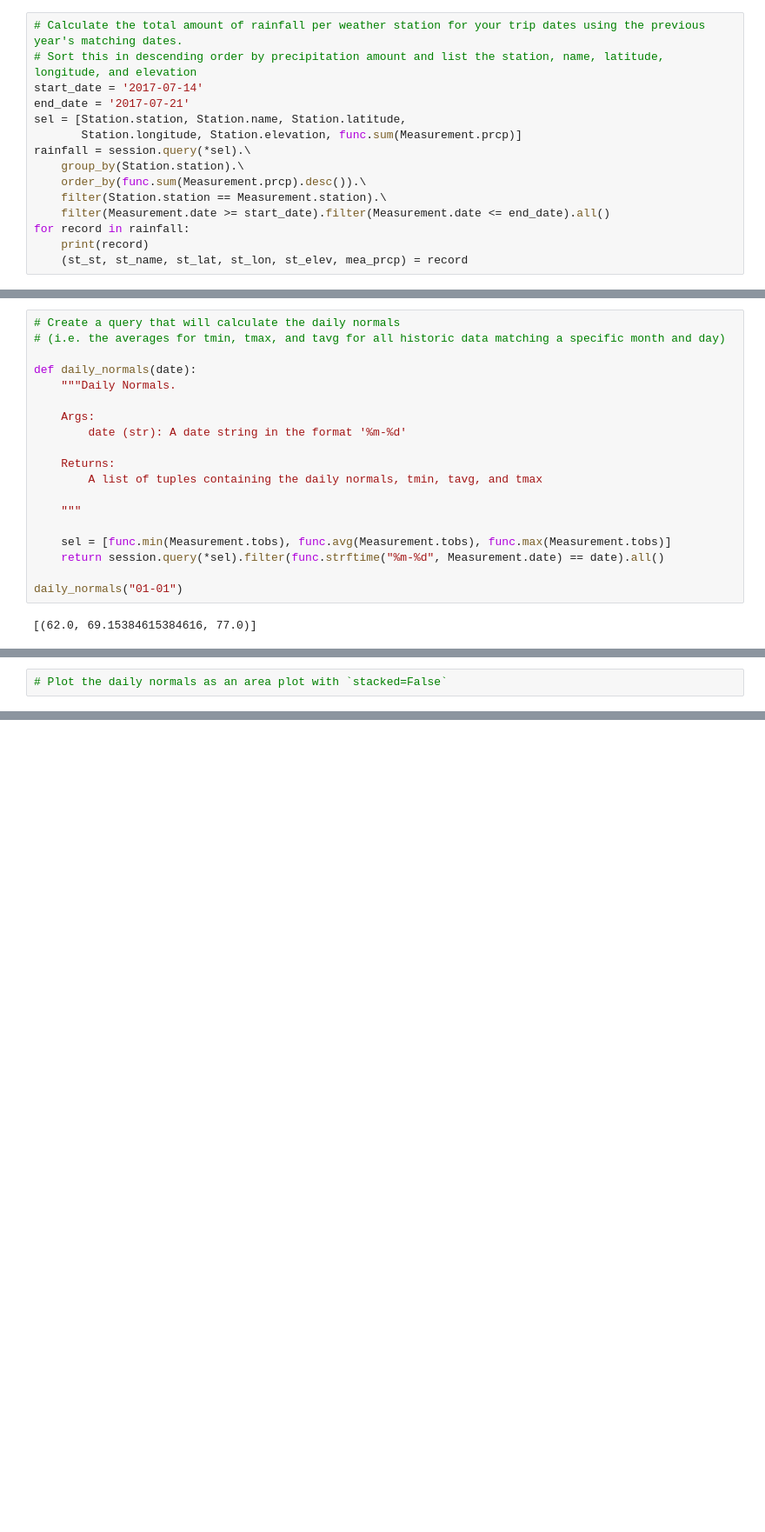
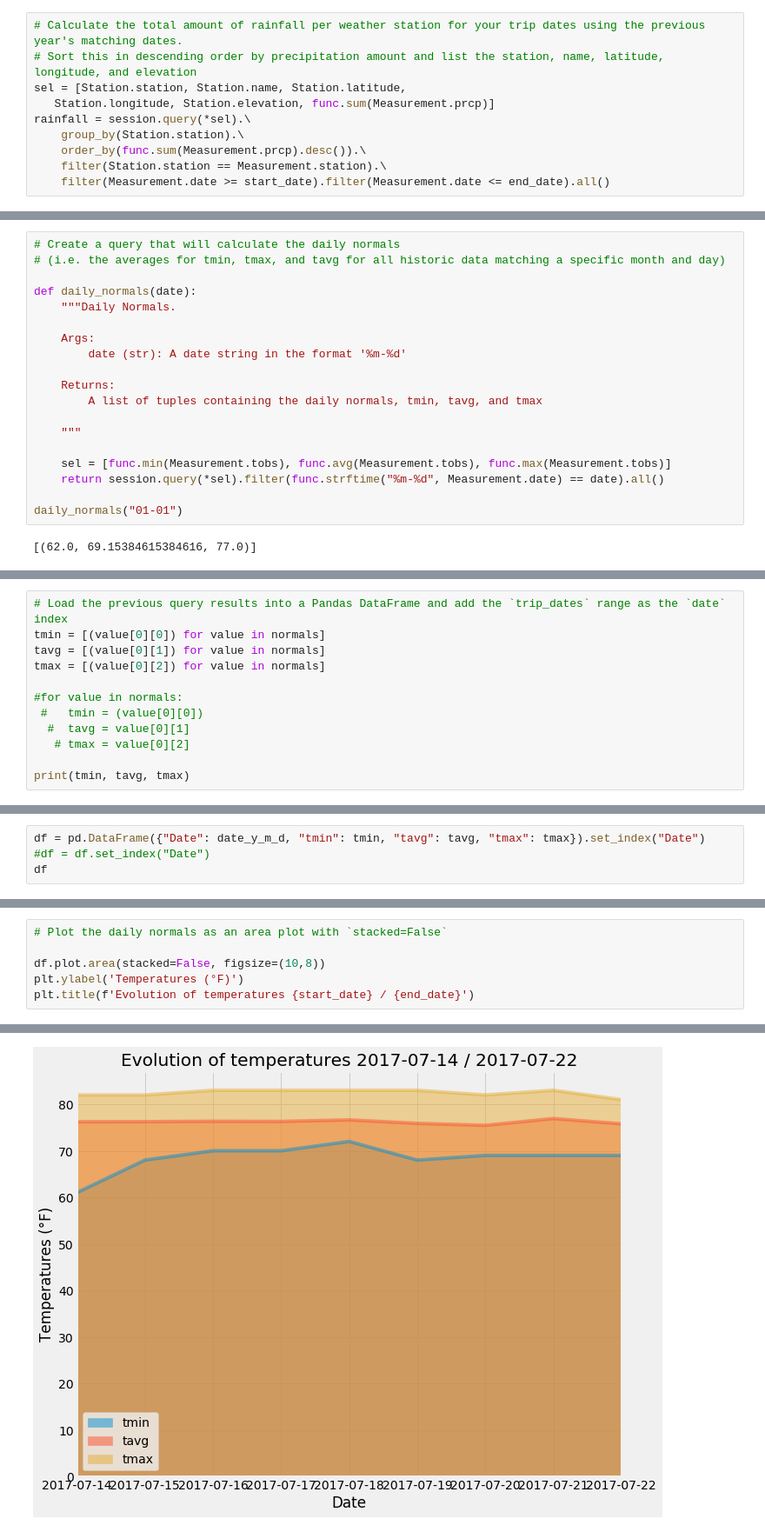
Before and after one commit to Lorsmo/Surfs-Up, a Jupyter notebook: climate.ipynb, the cells around one changed output, grey strips where cells are left out. Shown at 87% size. Cells and saved outputs as stored; diff of their text form; blank space fills up the shorter version.

```diff
--- a/climate.ipynb
+++ b/climate.ipynb
@@ -260,15 +375,10 @@ plt.show()
 # %%
 # Calculate the total amount of rainfall per weather station for your trip dates using the previous year's matching dates.
 # Sort this in descending order by precipitation amount and list the station, name, latitude, longitude, and elevation
-start_date = '2017-07-14'
-end_date = '2017-07-21'
 sel = [Station.station, Station.name, Station.latitude,
-       Station.longitude, Station.elevation, func.sum(Measurement.prcp)]
+   Station.longitude, Station.elevation, func.sum(Measurement.prcp)]
 rainfall = session.query(*sel).\
     group_by(Station.station).\
     order_by(func.sum(Measurement.prcp).desc()).\
     filter(Station.station == Measurement.station).\
     filter(Measurement.date >= start_date).filter(Measurement.date <= end_date).all()
-for record in rainfall:
-    print(record)
-    (st_st, st_name, st_lat, st_lon, st_elev, mea_prcp) = record
@@ -329,0 +478,12 @@ daily_normals("01-01")
+# %%
+# Load the previous query results into a Pandas DataFrame and add the `trip_dates` range as the `date` index
+tmin = [(value[0][0]) for value in normals]
+tavg = [(value[0][1]) for value in normals]
+tmax = [(value[0][2]) for value in normals]
+
+#for value in normals:
+ #   tmin = (value[0][0])
+  #  tavg = value[0][1]
+   # tmax = value[0][2]
+
+print(tmin, tavg, tmax)
@@ -329,0 +492,4 @@ daily_normals("01-01")
+# %%
+df = pd.DataFrame({"Date": date_y_m_d, "tmin": tmin, "tavg": tavg, "tmax": tmax}).set_index("Date")
+#df = df.set_index("Date")
+df
@@ -340,3 +510,7 @@ daily_normals("01-01")
 # %%
 # Plot the daily normals as an area plot with `stacked=False`
+
+df.plot.area(stacked=False, figsize=(10,8))
+plt.ylabel('Temperatures (°F)')
+plt.title(f'Evolution of temperatures {start_date} / {end_date}')
 # %% [output]
@@ -344,0 +518 @@ daily_normals("01-01")
+[figure, added]
```
Also changed, not shown: parts of 42 cells of this notebook, 3 other files.
